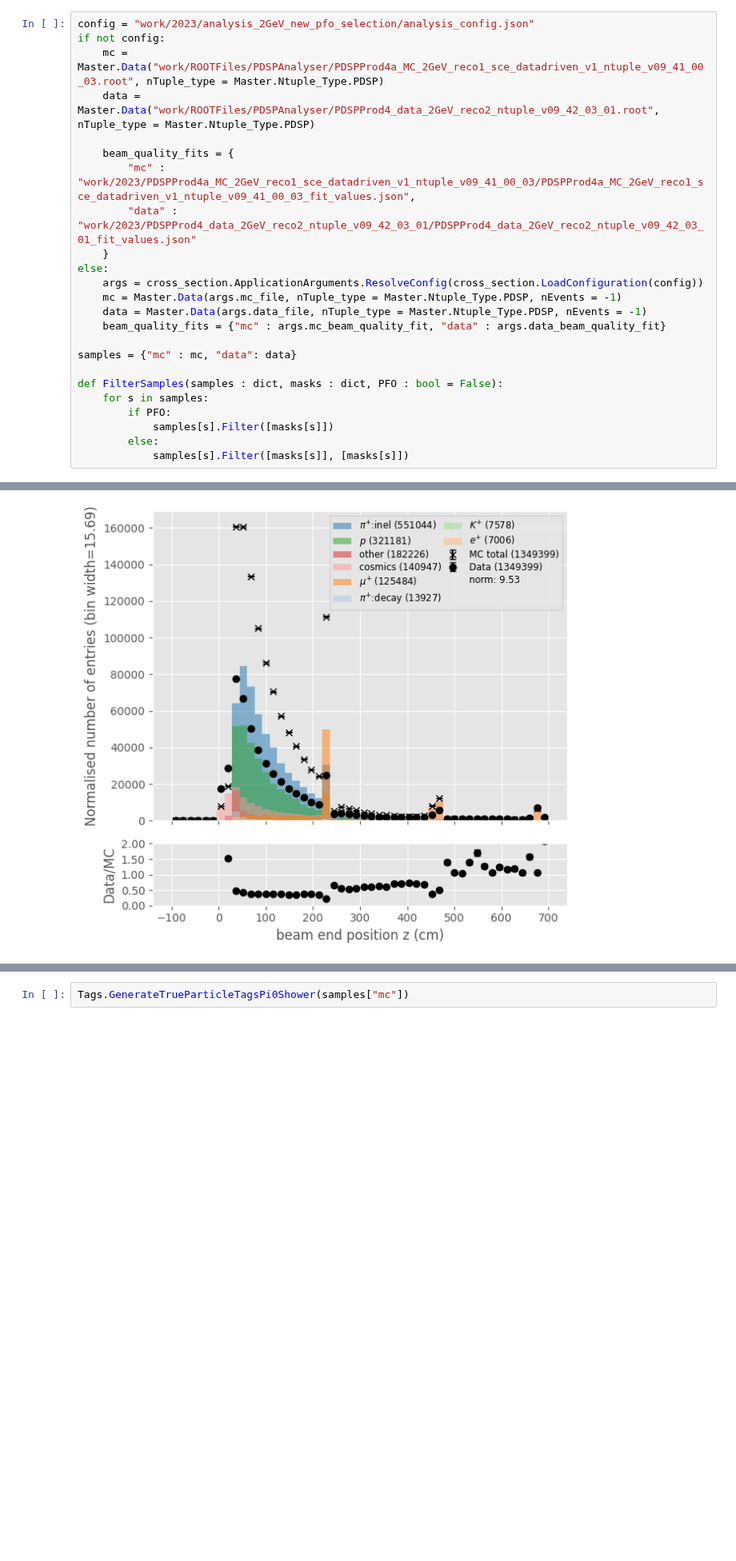
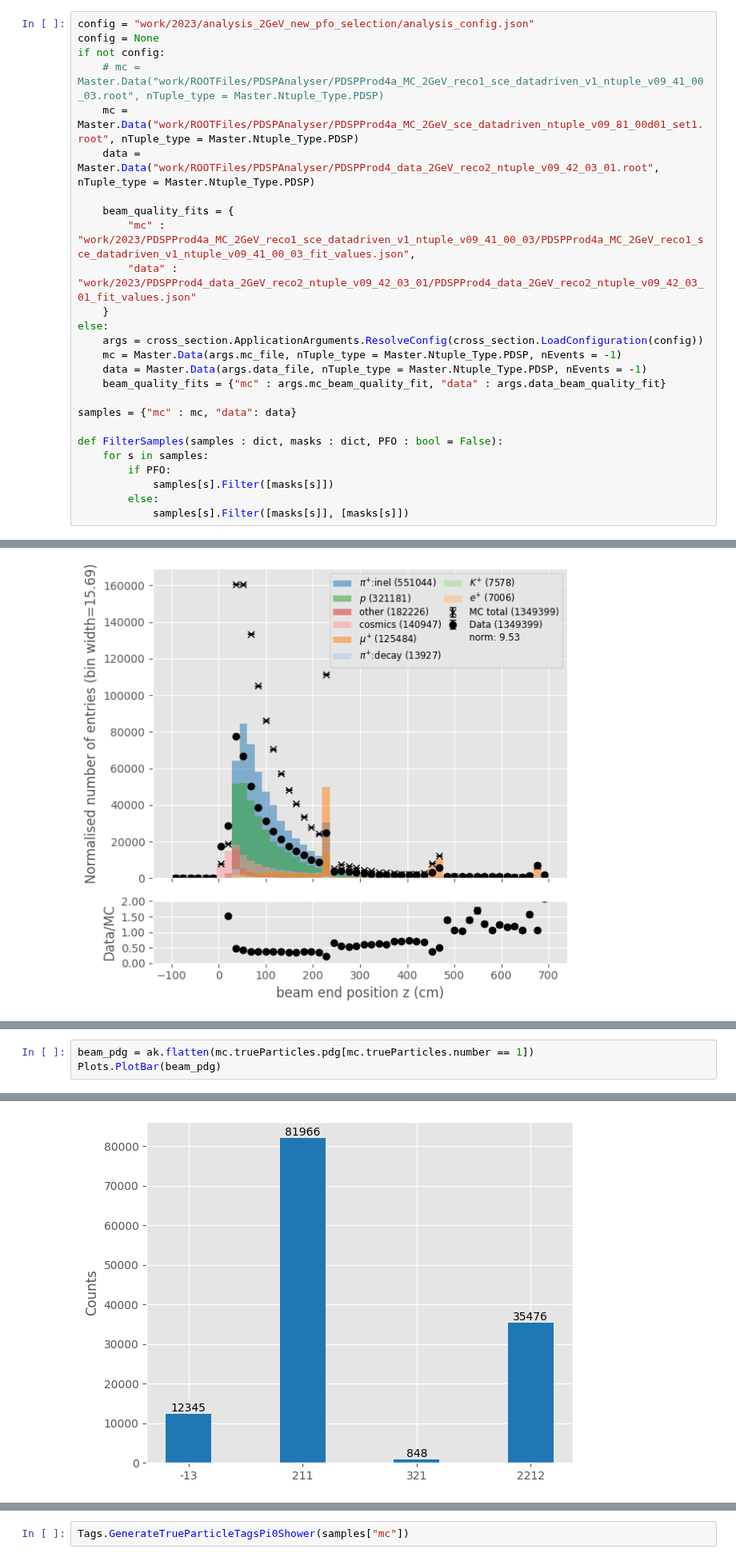
Before and after one commit to dlindebaum/pion-argon-xs-analysis, a Jupyter notebook: analysis/sandbox/selection_plots.ipynb, the cells around one changed output, grey strips where cells are left out. Shown at 80% size. Drawn from its saved outputs; the diff is of its cells as text; blank space fills up the shorter version.

```diff
--- a/analysis/sandbox/selection_plots.ipynb
+++ b/analysis/sandbox/selection_plots.ipynb
@@ -22,7 +20,9 @@ env: PYTHONPATH=/home/sb16165/Documents/pi0-analysis/analysis
 # %%
 config = "work/2023/analysis_2GeV_new_pfo_selection/analysis_config.json"
+config = None
 if not config:
-    mc = Master.Data("work/ROOTFiles/PDSPAnalyser/PDSPProd4a_MC_2GeV_reco1_sce_datadriven_v1_ntuple_v09_41_00_03.root", nTuple_type = Master.Ntuple_Type.PDSP)
+    # mc = Master.Data("work/ROOTFiles/PDSPAnalyser/PDSPProd4a_MC_2GeV_reco1_sce_datadriven_v1_ntuple_v09_41_00_03.root", nTuple_type = Master.Ntuple_Type.PDSP)
+    mc = Master.Data("work/ROOTFiles/PDSPAnalyser/PDSPProd4a_MC_2GeV_sce_datadriven_ntuple_v09_81_00d01_set1.root", nTuple_type = Master.Ntuple_Type.PDSP)
     data = Master.Data("work/ROOTFiles/PDSPAnalyser/PDSPProd4_data_2GeV_reco2_ntuple_v09_42_03_01.root", nTuple_type = Master.Ntuple_Type.PDSP)
 
     beam_quality_fits = {
@@ -72,0 +88,4 @@ Plots.PlotTagged(mc.recoParticles.beam_endPos.z, Tags.GenerateTrueBeamParticleTa
+# %%
+beam_pdg = ak.flatten(mc.trueParticles.pdg[mc.trueParticles.number == 1])
+Plots.PlotBar(beam_pdg)
+# %% [output]
@@ -72,0 +93 @@ Plots.PlotTagged(mc.recoParticles.beam_endPos.z, Tags.GenerateTrueBeamParticleTa
+[figure, added]
```
Also changed, not shown: parts of 7 cells of this notebook, 58 other files.
